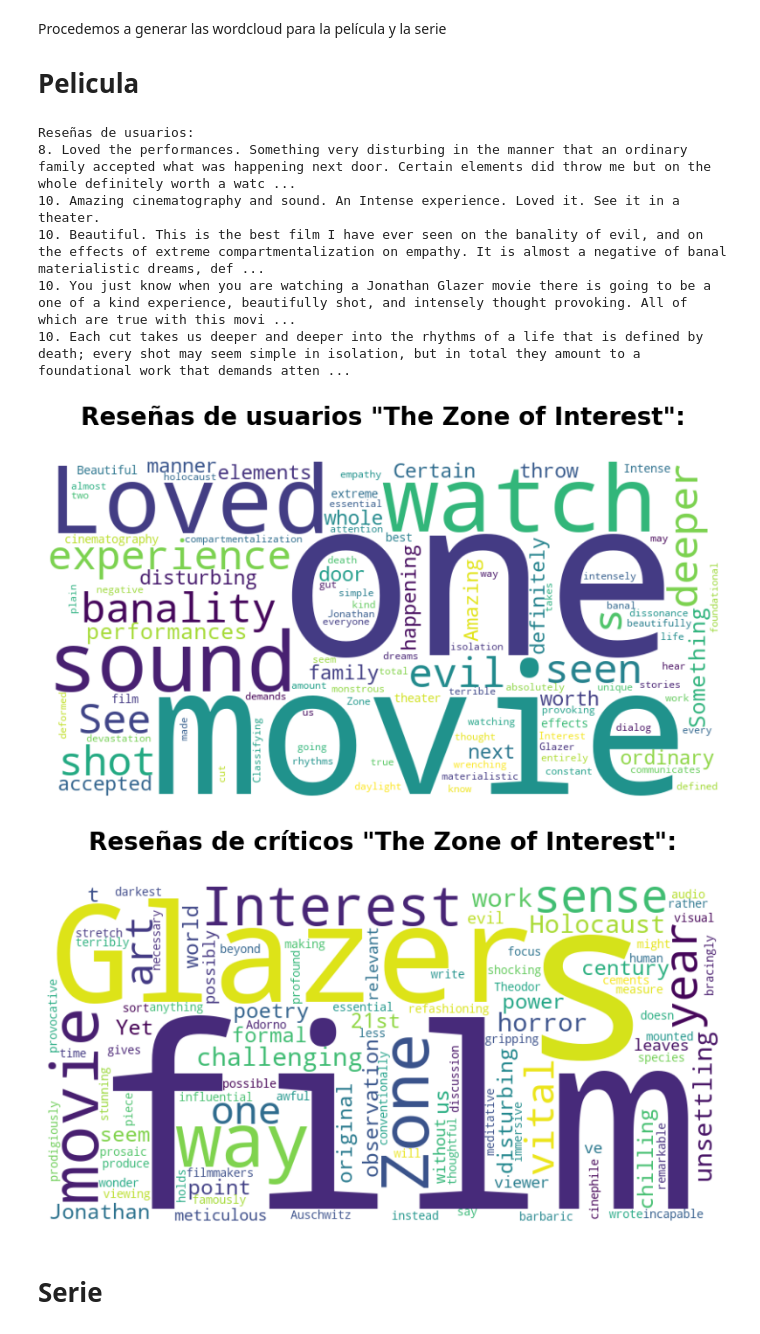
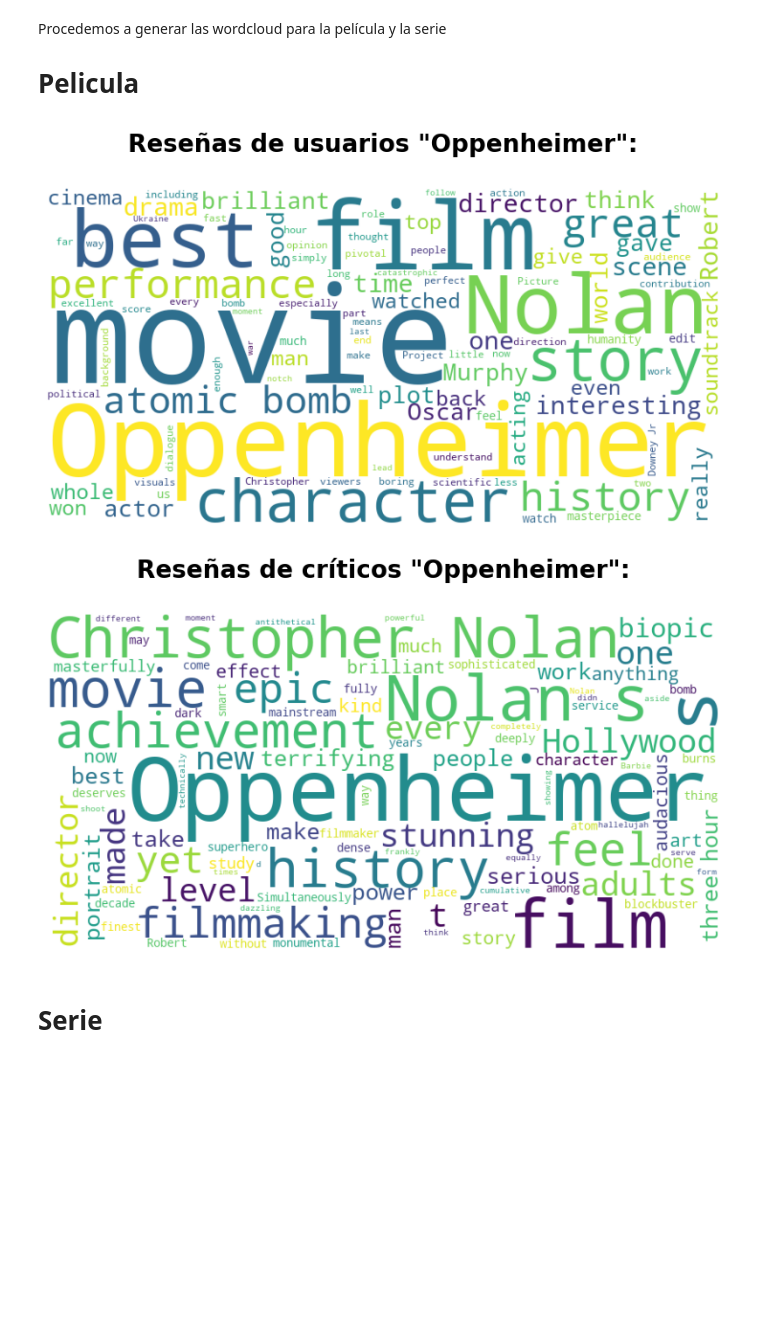
Before and after one commit to pizarroiker/TFG-Web-Scraping-Sentiment-Analysis, a Jupyter notebook: SentimentAnalysis.ipynb, the cells around one changed output. Saved outputs shown, nothing was run; the diff lists cells and outputs as text; code cells hidden in the pictures; blank space fills up the shorter version.

```diff
--- a/SentimentAnalysis.ipynb
+++ b/SentimentAnalysis.ipynb
@@ -57,10 +56,10 @@ Series a elegir:
 Seleccionaremos la película y la serie de la que busquemos realizar el análisis de datos. Para esta elección tendrás que cambiar el número que aparece en el iloc, mediante los índices dados en el apartado de arriba.
 # %%
 # Seleccionando la primera película del DataFrame de películas para el análisis
-selected_movie = movies_df.iloc[0]
+selected_movie = movies_df.iloc[2]
 
 # Seleccionando la primera serie del DataFrame de series para el análisis
-selected_tvshow = tvshows_df.iloc[0]
+selected_tvshow = tvshows_df.iloc[2]
 
 # Mostrar la información de la película seleccionada
 selected_movie_info = selected_movie[['title', 'release_date', 'genres', 'user_reviews', 'critic_reviews']]
@@ -108,27 +107,17 @@ Procedemos a generar las wordcloud para la película y la serie
 # %%
 
 # Preprocesamiento y análisis de las reseñas de usuarios y críticos
 user_reviews_movie = ast.literal_eval(selected_movie['user_reviews'])
 critic_reviews_movie = ast.literal_eval(selected_movie['critic_reviews'])
 
-print("Reseñas de usuarios:")
-for score, review in user_reviews_movie:
-    print(f"{score}. {review}")
-
 # Generar y mostrar wordcloud para las reseñas de usuarios
 generate_wordcloud(user_reviews_movie, f"Reseñas de usuarios \"{selected_movie['title']}\":")
 
 # Generar y mostrar wordcloud para las reseñas de críticos
 generate_wordcloud(critic_reviews_movie, f"Reseñas de críticos \"{selected_movie['title']}\":")
 # %% [output]
-Reseñas de usuarios:
-8. Loved the performances. Something very disturbing in the manner that an ordinary family accepted what was happening next door. Certain elements did throw me but on the whole definitely worth a watc ...
-10. Amazing cinematography and sound. An Intense experience. Loved it. See it in a theater.
-10. Beautiful. This is the best film I have ever seen on the banality of evil, and on the effects of extreme compartmentalization on empathy. It is almost a negative of banal materialistic dreams, def ...
-10. You just know when you are watching a Jonathan Glazer movie there is going to be a one of a kind experience, beautifully shot, and intensely thought provoking. All of which are true with this movi ...
-10. Each cut takes us deeper and deeper into the rhythms of a life that is defined by death; every shot may seem simple in isolation, but in total they amount to a foundational work that demands atten ...
-[figure, old version]
+[figure, new version]
-[figure, old version]
+[figure, new version]
 # %% [markdown]
 # Serie
 # %%
```
Also changed, not shown: parts of 7 cells of this notebook, 7 other files.
